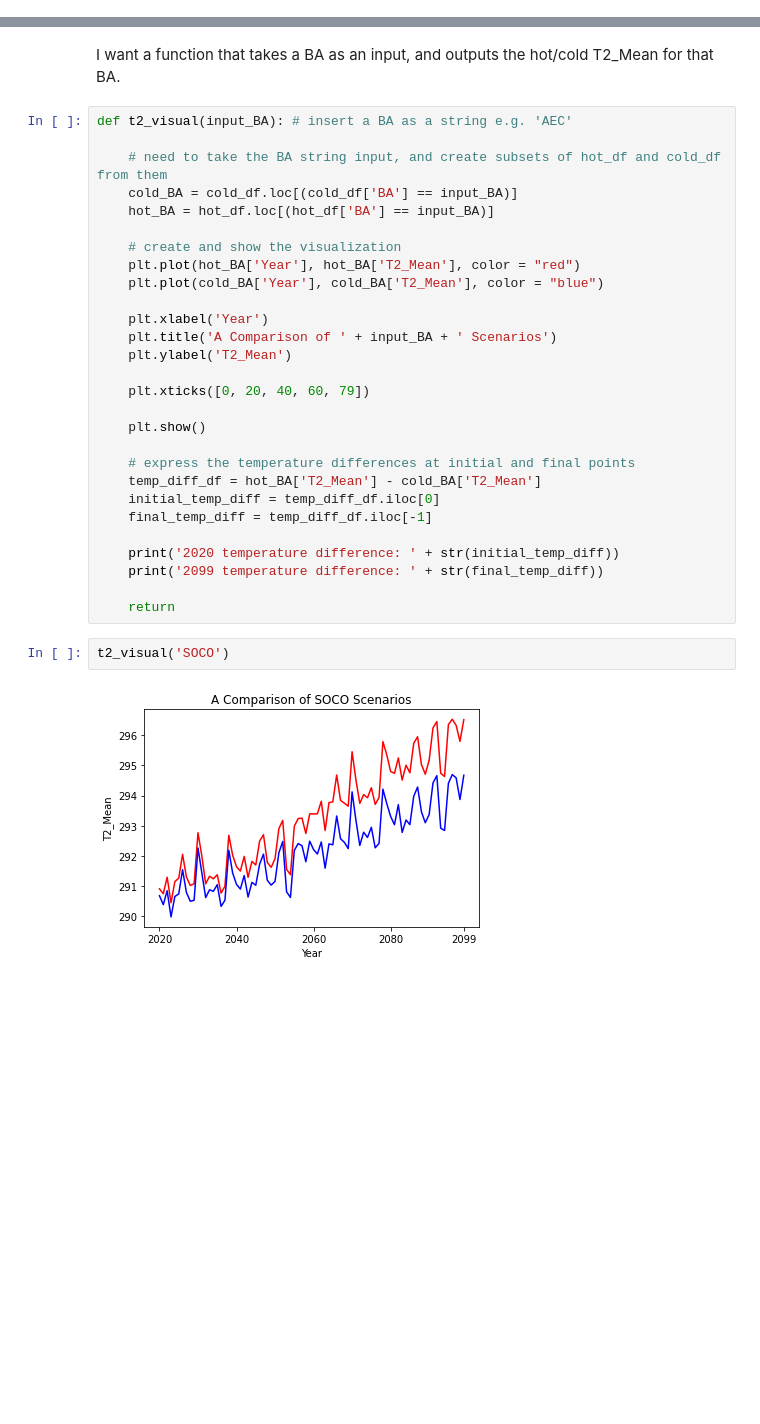
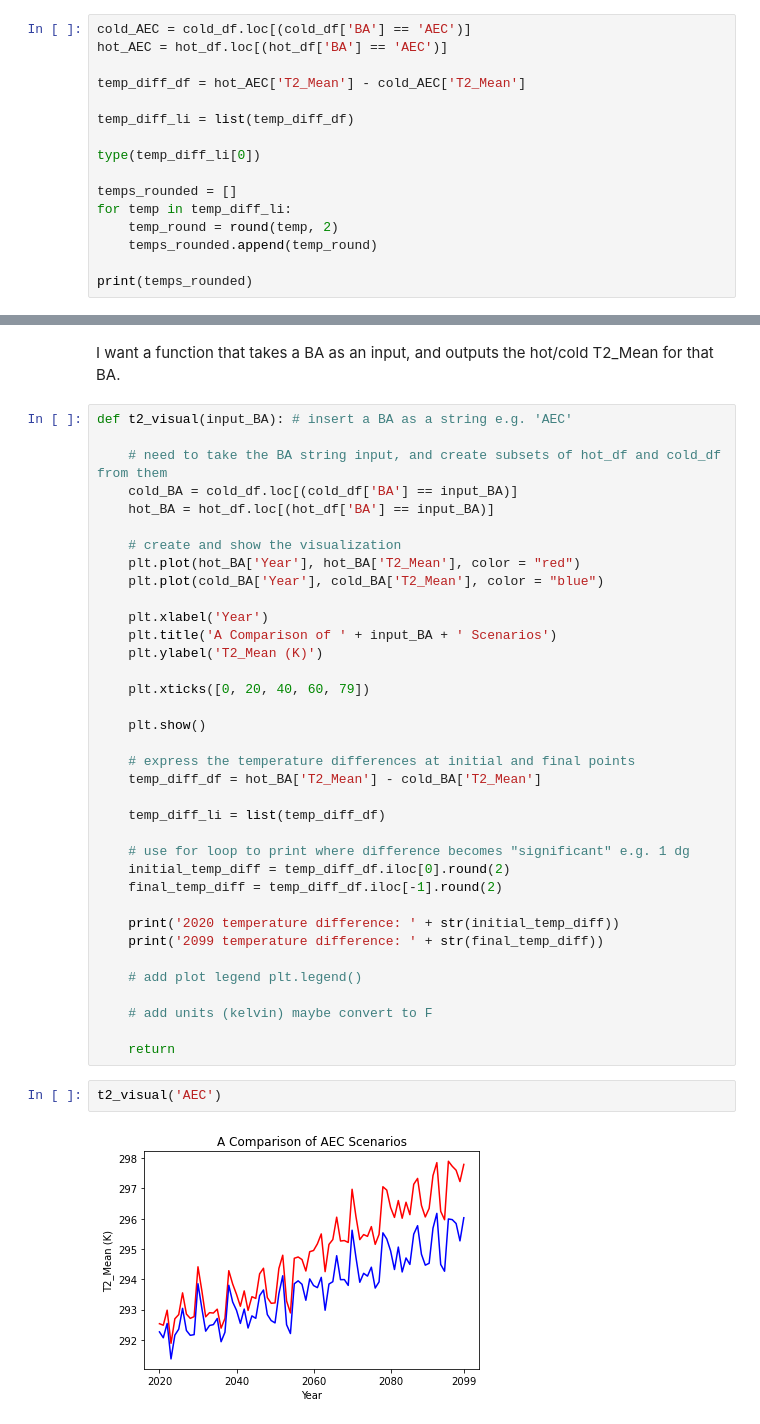
Before and after one commit to IMMM-SFA/misha_code, a Jupyter notebook: historical_means.ipynb, the cells around one changed output, grey strips where cells are left out. Drawn from its saved outputs; the diff is of its cells as text; blank space fills up the shorter version.

Commit message:
comments code and adds functionality to t2_visual

```diff
--- a/historical_means.ipynb
+++ b/historical_means.ipynb
@@ -102,0 +61,16 @@ print(cold_AEC)
+# %%
+cold_AEC = cold_df.loc[(cold_df['BA'] == 'AEC')]
+hot_AEC = hot_df.loc[(hot_df['BA'] == 'AEC')]
+
+temp_diff_df = hot_AEC['T2_Mean'] - cold_AEC['T2_Mean']
+
+temp_diff_li = list(temp_diff_df)
+
+type(temp_diff_li[0])
+
+temps_rounded = []
+for temp in temp_diff_li:
+    temp_round = round(temp, 2)
+    temps_rounded.append(temp_round)
+
+print(temps_rounded)
@@ -137,7 +113,7 @@ def t2_visual(input_BA): # insert a BA as a string e.g. 'AEC'
 
     plt.xlabel('Year')
     plt.title('A Comparison of ' + input_BA + ' Scenarios')
-    plt.ylabel('T2_Mean')
+    plt.ylabel('T2_Mean (K)')
 
     plt.xticks([0, 20, 40, 60, 79])
 
@@ -145,14 +121,22 @@ def t2_visual(input_BA): # insert a BA as a string e.g. 'AEC'
 
     # express the temperature differences at initial and final points
     temp_diff_df = hot_BA['T2_Mean'] - cold_BA['T2_Mean']
-    initial_temp_diff = temp_diff_df.iloc[0]
-    final_temp_diff = temp_diff_df.iloc[-1]
+
+    temp_diff_li = list(temp_diff_df)
+
+    # use for loop to print where difference becomes "significant" e.g. 1 dg
+    initial_temp_diff = temp_diff_df.iloc[0].round(2)
+    final_temp_diff = temp_diff_df.iloc[-1].round(2)
 
     print('2020 temperature difference: ' + str(initial_temp_diff))
     print('2099 temperature difference: ' + str(final_temp_diff))
 
+    # add plot legend plt.legend()
+
+    # add units (kelvin) maybe convert to F
+
     return
 # %%
-t2_visual('SOCO')
+t2_visual('AEC')
 # %% [output]
-[figure, old version]
+[figure, new version]
```
Also changed, not shown: parts of 6 cells of this notebook.
